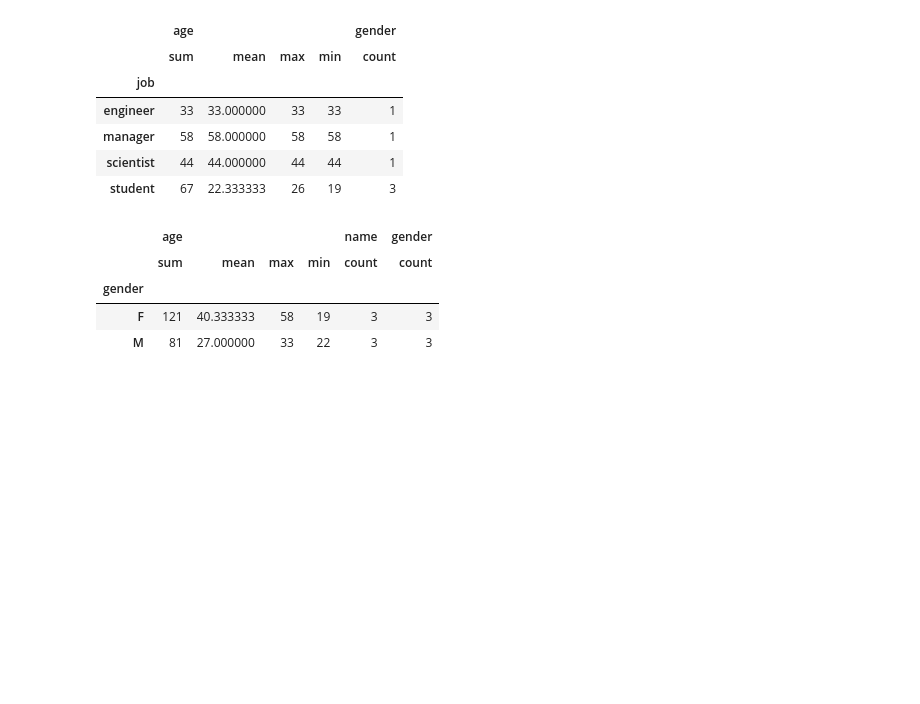
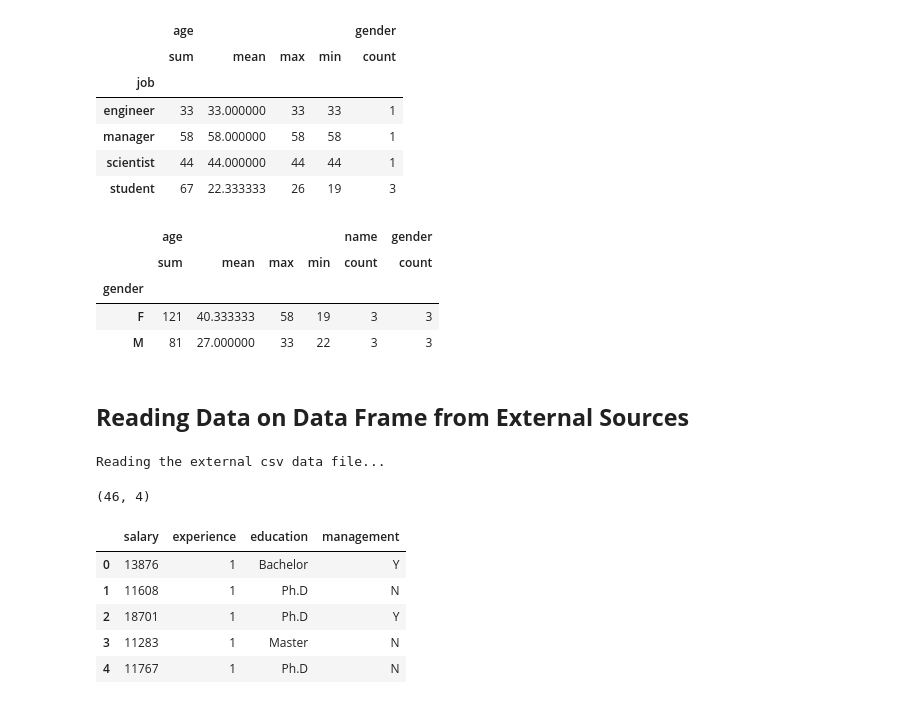
Before and after one commit to toarnabtrainer/AEC_ML_With_Python_August_2024, a Jupyter notebook: Pandas.ipynb, the cells around one changed output. Saved outputs shown, nothing was run; the diff lists cells and outputs as text; code cells hidden in the pictures; blank space fills up the shorter version.

```diff
--- a/Pandas.ipynb
+++ b/Pandas.ipynb
@@ -1394,3 +1394,31 @@ grouped_df
 | gender |  |  |  |  |  |  |
 | F | 121 | 40.333333 | 58 | 19 | 3 | 3 |
 | M | 81 | 27.000000 | 33 | 22 | 3 | 3 |
+# %% [markdown]
+## **Reading Data on Data Frame from External Sources**
+# %%
+try:
+    print("Reading the external csv data file...")
+    # df = pd.read_csv("salary_table.csv")
+    # df = pd.read_csv("C:\\Users\Arnab\AEC ML with Python Aug 2024\salary_table.csv")
+    # df = pd.read_csv("C:\\Users\\Arnab\\AEC ML with Python Aug 2024\\salary_table.csv")
+    # df = pd.read_csv("C:/Users/Arnab/AEC ML with Python Aug 2024/salary_table.csv")
+    # df = pd.read_csv("C://Users//Arnab//AEC ML with Python Aug 2024//salary_table.csv")
+    # df = pd.read_csv("C://Users/Arnab\\AEC ML with Python Aug 2024\salary_table.csv")
+    df = pd.read_csv("./salary_table.csv")
+except:
+    print("File Access Error !!!")
+    print("Data File could not be read successfully...")
+# %% [output]
+Reading the external csv data file...
+# %%
+print (df.shape)
+df.head()
+# %% [output]
+(46, 4)
+|  | salary | experience | education | management |
+| 0 | 13876 | 1 | Bachelor | Y |
+| 1 | 11608 | 1 | Ph.D | N |
+| 2 | 18701 | 1 | Ph.D | Y |
+| 3 | 11283 | 1 | Master | N |
+| 4 | 11767 | 1 | Ph.D | N |
```
Also changed, not shown: parts of 15 cells of this notebook.
